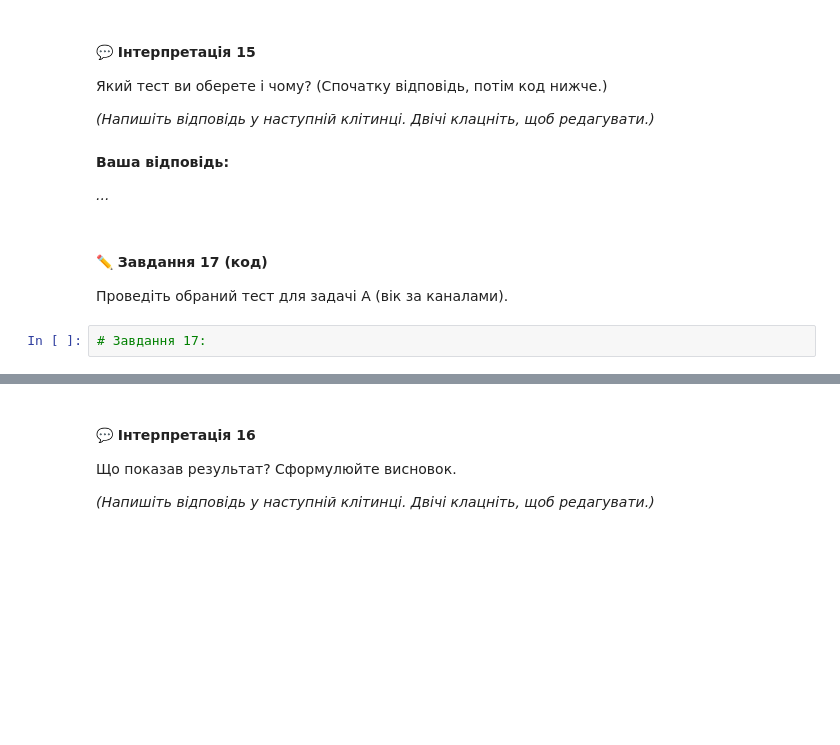
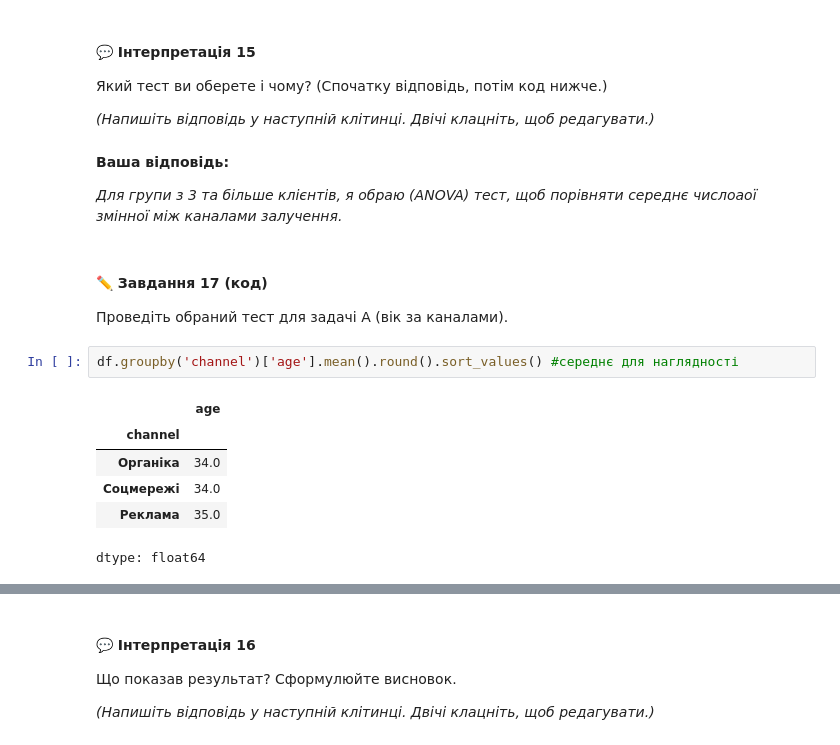
Before and after one commit to T-Svitlichna/DTA_Python, a Jupyter notebook: HomeWork/28062026_2practice_stat_tests.ipynb, the cells around one changed output, grey strips where cells are left out. Saved outputs shown, nothing was run; the diff lists cells and outputs as text; blank space fills up the shorter version.

```diff
--- a/HomeWork/28062026_2practice_stat_tests.ipynb
+++ b/HomeWork/28062026_2practice_stat_tests.ipynb
@@ -643,13 +679,20 @@ spend -0.041817  1.000000
 Який тест ви оберете і чому? (Спочатку відповідь, потім код нижче.)
 
 *(Напишіть відповідь у наступній клітинці. Двічі клацніть, щоб редагувати.)*
-# %% [markdown]
-**Ваша відповідь:**
-
-*...*
+# %% [markdown]
+**Ваша відповідь:**
+
+*Для групи з 3 та більше клієнтів, я обраю (ANOVA) тест, щоб порівняти середнє числоаої змінної між каналами залучення.*
 # %% [markdown]
 #### ✏️ Завдання 17 (код)
 
 Проведіть обраний тест для задачі A (вік за каналами).
-# %%
-# Завдання 17:
+# %%
+df.groupby('channel')['age'].mean().round().sort_values() #середнє для наглядності
+# %% [output]
+|  | age |
+| channel |  |
+| Органіка | 34.0 |
+| Соцмережі | 34.0 |
+| Реклама | 35.0 |
+dtype: float64
```
Also changed, not shown: parts of 36 cells of this notebook.
